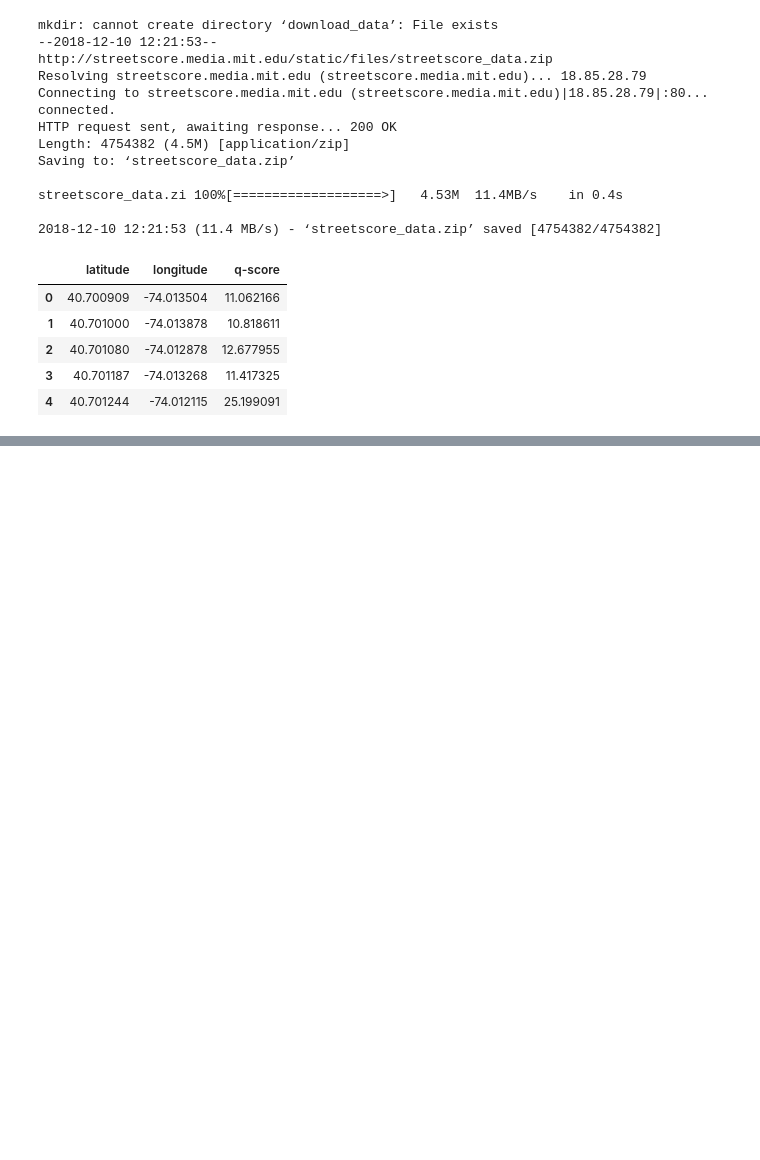
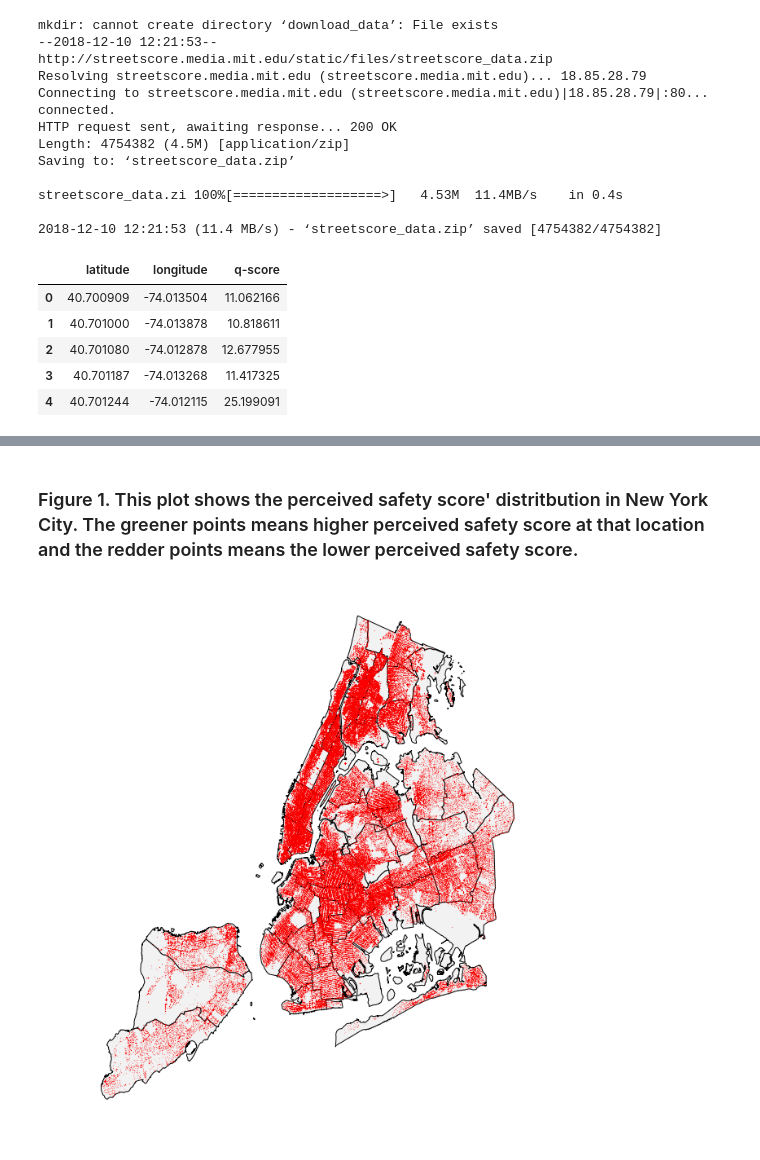
Before and after one commit to Mingyi1995/PUI2018_mh5172, a Jupyter notebook: project/code.ipynb, the cells around one changed output, grey strips where cells are left out. Drawn from its saved outputs; the diff is of its cells as text; code cells hidden in the pictures; blank space fills up the shorter version.

```diff
--- a/project/code.ipynb
+++ b/project/code.ipynb
@@ -190 +147,13 @@ See the caveats in the documentation: http://pandas.pydata.org/pandas-docs/stabl
+# %% [markdown]
+### Figure 1. This plot shows the perceived safety score' distritbution in New York City. The greener points means higher perceived safety score at that location and the redder points means the lower perceived safety score.
+# %%
+fig,ax = plt.subplots(figsize=(10,12))
+
+puma.to_crs(epsg=2263).plot(ax=ax,edgecolor='black', color='#f2f2f2')
+felshp.to_crs(epsg=2263).plot(ax=ax, color='red', marker='.',markersize=0.02)
+
+plt.axis('off')
+plt.savefig('2.png')
+# %% [output]
+[figure, added]
 # %%
```
Also changed, not shown: parts of 49 cells of this notebook.
